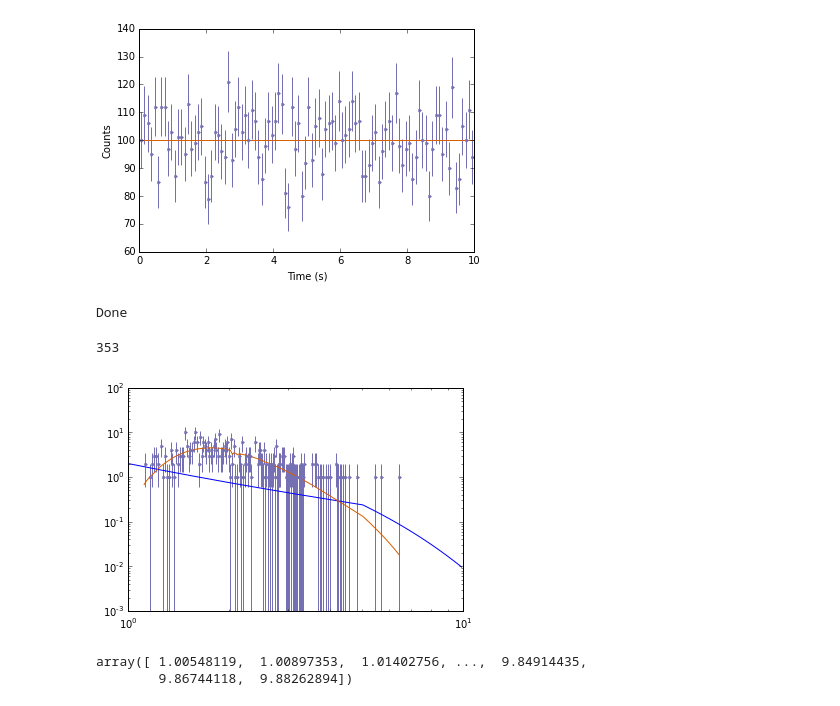
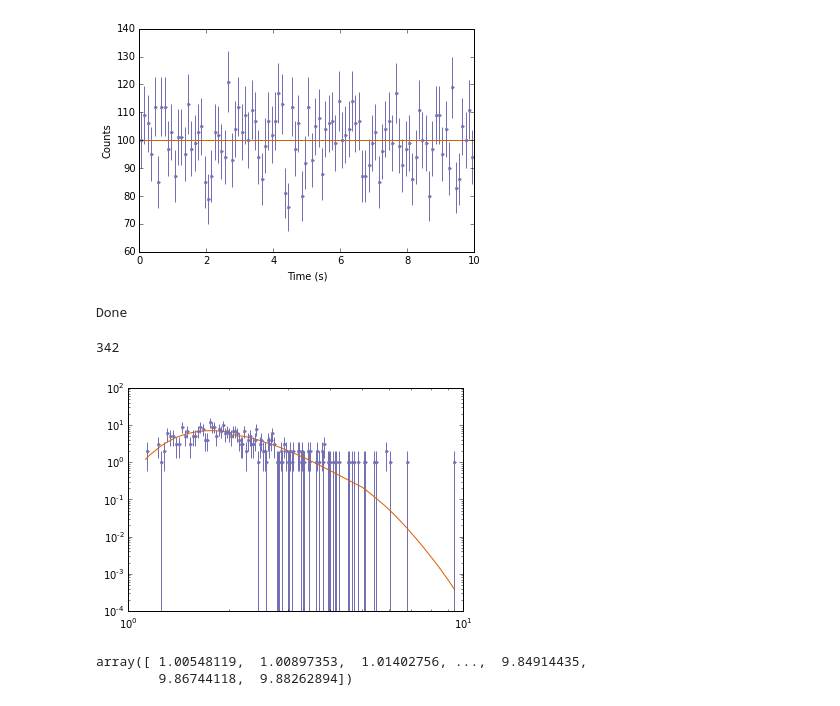
Before and after one commit to lucabaldini/ximpol, a Jupyter notebook: notebooks/TestNico.ipynb, the cells around one changed output. Cells and saved outputs as stored; diff of their text form; code cells hidden in the pictures.

```diff
--- a/notebooks/TestNico.ipynb
+++ b/notebooks/TestNico.ipynb
@@ -278,44 +159,30 @@ S.plot(100)
 Done
 [figure]
 # %%
-import astropy
-from astropy.io import fits
-class xAeff(object):
-    def load_arf(self,myFile):
-        hdulist = fits.open(myFile)
-        data=hdulist['SPECRESP'].data
-        self.ENERG_LO=data.field('ENERG_LO')
-        self.ENERG_HI=data.field('ENERG_HI')
-        self.SPECRESP=data.field('SPECRESP') # cm^2
-        self.CentralEnergy=(self.ENERG_HI+self.ENERG_LO)*0.5
-        pass
-
-    def convolve(self,dNdE):
-        # dNdE is in ph/cm^2/s/keV
-        return self.CentralEnergy,self.SPECRESP*dNdE(self.CentralEnergy)
 
 
 aeff=xAeff()
-aeff.load_arf('../irf/fits/xipe_proposal.arf')
+aeff.load_arf('../irf/fits/xipe_baseline.arf')
 
 
 x,y=aeff.convolve(Crab.components[0])
 f = interpolate.UnivariateSpline(x,y,k=1,s=0)
 #plt.plot(x,Crab.components[0](x))
 
 #plt.plot(x,y)
 #plt.plot(x,f(x))
 S=xSimulator(f,f.integral)
 S.setMinMax(1,10)
+
 S.generate()
 S.plot()
 plt.xscale('log')
 plt.yscale('log')
 S.nEvents
 # %% [output]
 Done
-353
+342
-[figure, old version]
+[figure, new version]
 # %%
 S.plot()
 S.events
```
Also changed, not shown: parts of 18 cells of this notebook, 1 other file.
